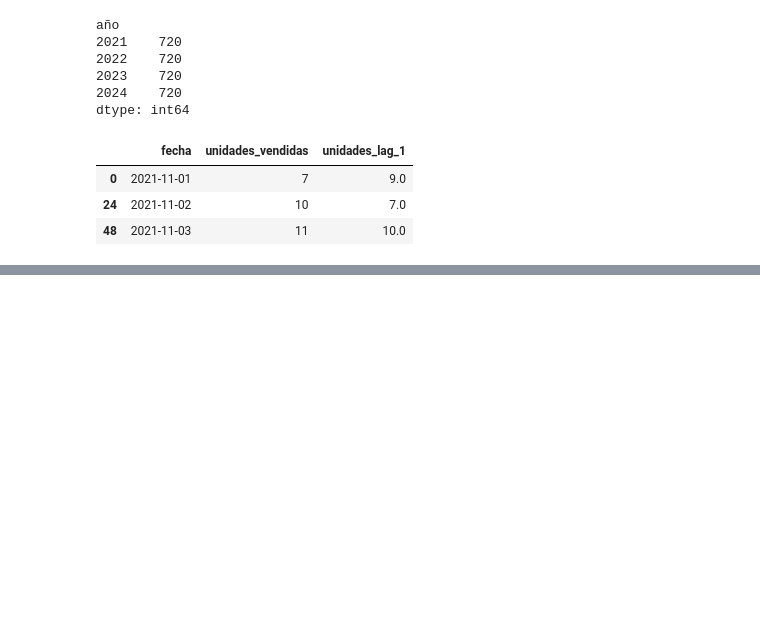
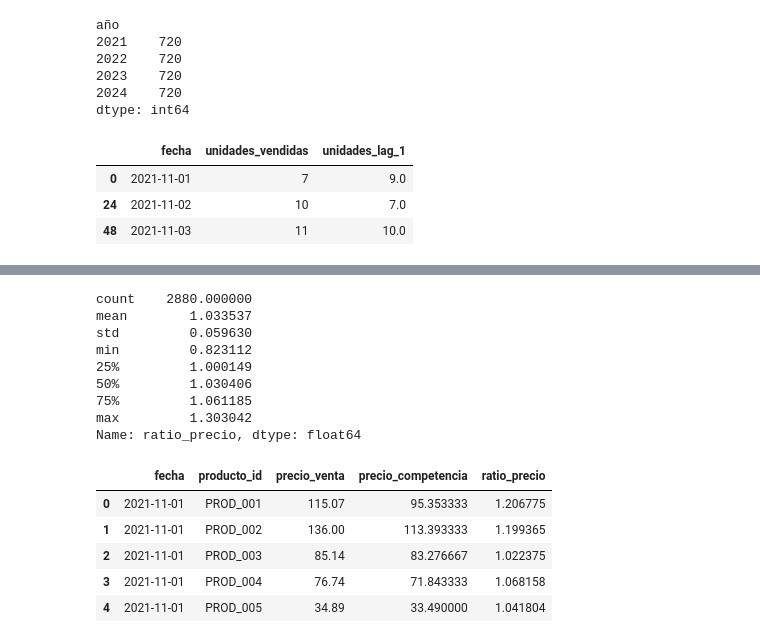
Before and after one commit to madatascienceml/black-friday-sales-forecasting, a Jupyter notebook: notebooks/entrenamiento.ipynb, the cells around one changed output, grey strips where cells are left out. Saved outputs shown, nothing was run; the diff lists cells and outputs as text; code cells hidden in the pictures; blank space fills up the shorter version.

```diff
--- a/notebooks/entrenamiento.ipynb
+++ b/notebooks/entrenamiento.ipynb
@@ -623,0 +647,30 @@ df[df["producto_id"] == "PROD_001"][["fecha", "unidades_vendidas", "unidades_lag
+# %%
+# Create the average price of the competitors (Amazon, Decathlon and Deporvillage)
+cols_competidores = ["Amazon", "Decathlon", "Deporvillage"]
+df["precio_competencia"] = df[cols_competidores].mean(axis=1)
+
+# Create the price ratio: our sale price divided by the average competitors' price
+df["ratio_precio"] = df["precio_venta"] / df["precio_competencia"]
+
+# Drop the individual competitors' price columns
+df = df.drop(columns=cols_competidores)
+
+# Check the new variables
+print(df["ratio_precio"].describe())
+df[["fecha", "producto_id", "precio_venta", "precio_competencia", "ratio_precio"]].head()
+# %% [output]
+count    2880.000000
+mean        1.033537
+std         0.059630
+min         0.823112
+25%         1.000149
+50%         1.030406
+75%         1.061185
+max         1.303042
+Name: ratio_precio, dtype: float64
+|  | fecha | producto_id | precio_venta | precio_competencia | ratio_precio |
+| 0 | 2021-11-01 | PROD_001 | 115.07 | 95.353333 | 1.206775 |
+| 1 | 2021-11-01 | PROD_002 | 136.00 | 113.393333 | 1.199365 |
+| 2 | 2021-11-01 | PROD_003 | 85.14 | 83.276667 | 1.022375 |
+| 3 | 2021-11-01 | PROD_004 | 76.74 | 71.843333 | 1.068158 |
+| 4 | 2021-11-01 | PROD_005 | 34.89 | 33.490000 | 1.041804 |
```
Also changed, not shown: parts of 5 cells of this notebook.
